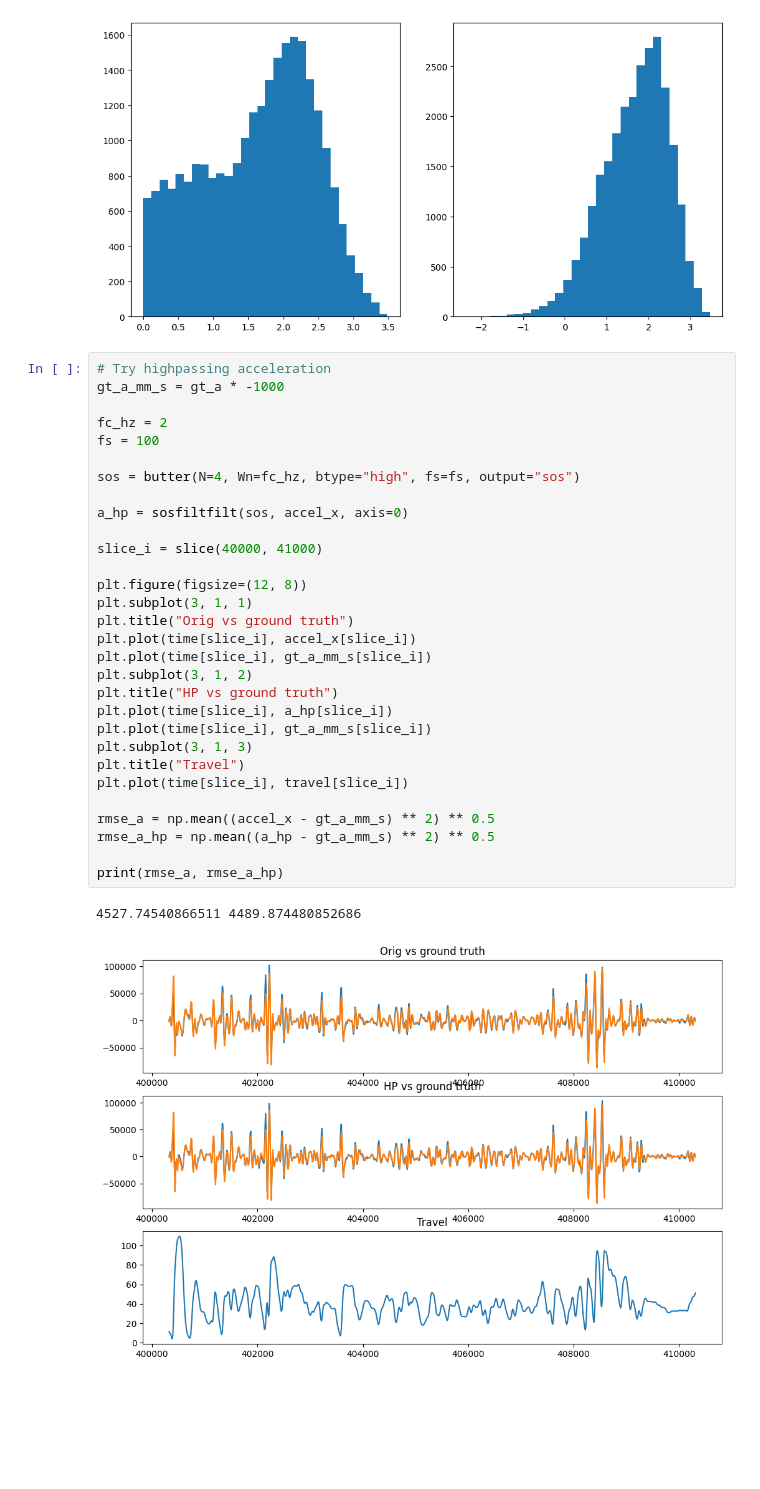
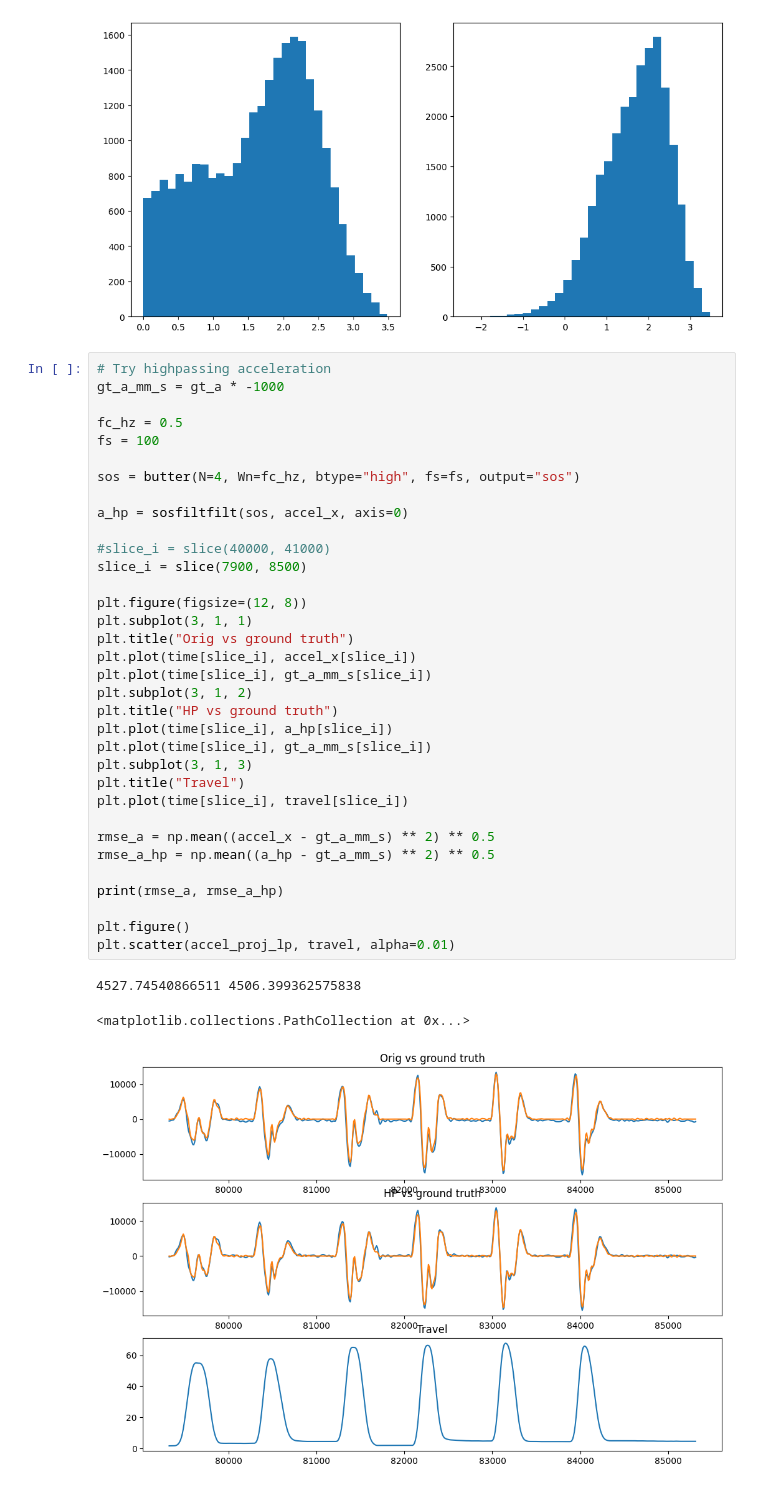
Before and after one commit to colinpate/sus, a Jupyter notebook: sensor_processing.ipynb, the cells around one changed output. Drawn from its saved outputs; the diff is of its cells as text; blank space fills up the shorter version.

Commit message:
Working on the unified magnet/accel model

```diff
--- a/sensor_processing.ipynb
+++ b/sensor_processing.ipynb
@@ -700,33 +700,38 @@ corrected V RMSE: 124.797, MAE: 47.594, ME: 0.033
 # %%
 # Try highpassing acceleration
 gt_a_mm_s = gt_a * -1000
 
-fc_hz = 2
+fc_hz = 0.5
 fs = 100
 
 sos = butter(N=4, Wn=fc_hz, btype="high", fs=fs, output="sos")
 
 a_hp = sosfiltfilt(sos, accel_x, axis=0)
 
-slice_i = slice(40000, 41000)
+#slice_i = slice(40000, 41000)
+slice_i = slice(7900, 8500)
 
 plt.figure(figsize=(12, 8))
 plt.subplot(3, 1, 1)
 plt.title("Orig vs ground truth")
 plt.plot(time[slice_i], accel_x[slice_i])
 plt.plot(time[slice_i], gt_a_mm_s[slice_i])
 plt.subplot(3, 1, 2)
 plt.title("HP vs ground truth")
 plt.plot(time[slice_i], a_hp[slice_i])
 plt.plot(time[slice_i], gt_a_mm_s[slice_i])
 plt.subplot(3, 1, 3)
 plt.title("Travel")
 plt.plot(time[slice_i], travel[slice_i])
 
 rmse_a = np.mean((accel_x - gt_a_mm_s) ** 2) ** 0.5
 rmse_a_hp = np.mean((a_hp - gt_a_mm_s) ** 2) ** 0.5
 
 print(rmse_a, rmse_a_hp)
+
+plt.figure()
+plt.scatter(accel_proj_lp, travel, alpha=0.01)
 # %% [output]
-4527.74540866511 4489.874480852686
+4527.74540866511 4506.399362575838
+<matplotlib.collections.PathCollection at 0x...>
-[figure, old version]
+[figure, new version]
```
Also changed, not shown: parts of 2 cells of this notebook, 6 other files.
